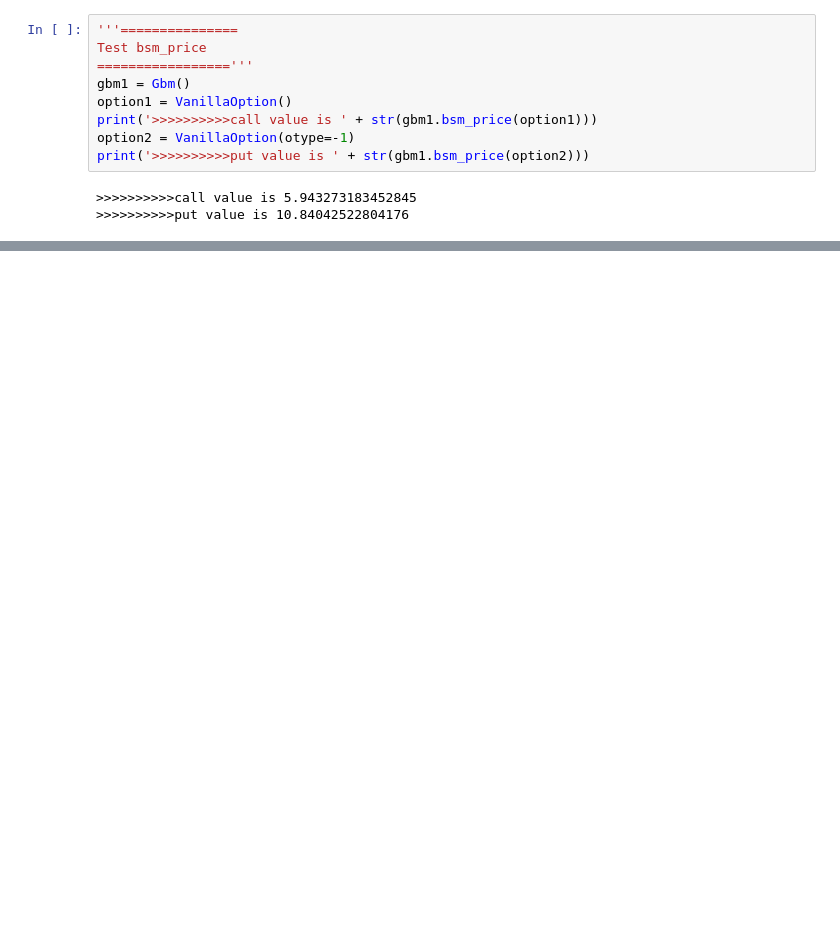
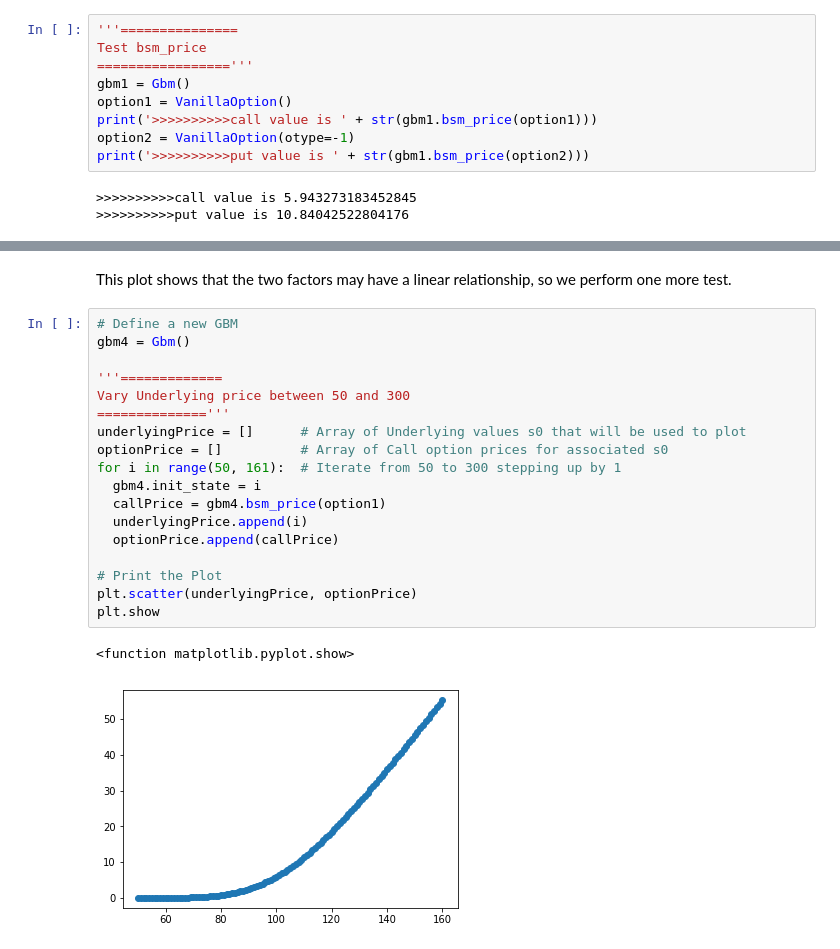
Before and after one commit to songqsh/MQP2019, a Jupyter notebook: Nick/Copy_of_bsm_formula_v01.ipynb, the cells around one changed output, grey strips where cells are left out. Saved outputs shown, nothing was run; the diff lists cells and outputs as text; blank space fills up the shorter version.

```diff
--- a/Nick/Copy_of_bsm_formula_v01.ipynb
+++ b/Nick/Copy_of_bsm_formula_v01.ipynb
@@ -139,0 +205,23 @@ print('>>>>>>>>>>put value is ' + str(gbm1.bsm_price(option2)))
+# %% [markdown]
+This plot shows that the two factors may have a linear relationship, so we perform one more test.
+# %%
+# Define a new GBM
+gbm4 = Gbm()
+
+'''=============
+Vary Underlying price between 50 and 300
+=============='''
+underlyingPrice = []      # Array of Underlying values s0 that will be used to plot
+optionPrice = []          # Array of Call option prices for associated s0
+for i in range(50, 161):  # Iterate from 50 to 300 stepping up by 1
+  gbm4.init_state = i
+  callPrice = gbm4.bsm_price(option1)
+  underlyingPrice.append(i)
+  optionPrice.append(callPrice)
+
+# Print the Plot
+plt.scatter(underlyingPrice, optionPrice)
+plt.show
+# %% [output]
+<function matplotlib.pyplot.show>
+[figure, added]
```
Also changed, not shown: parts of 22 cells of this notebook.
